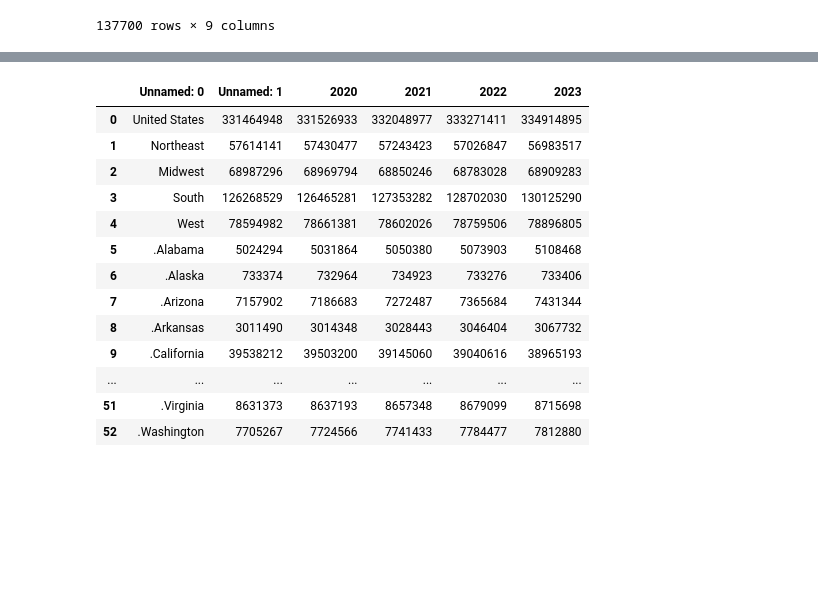
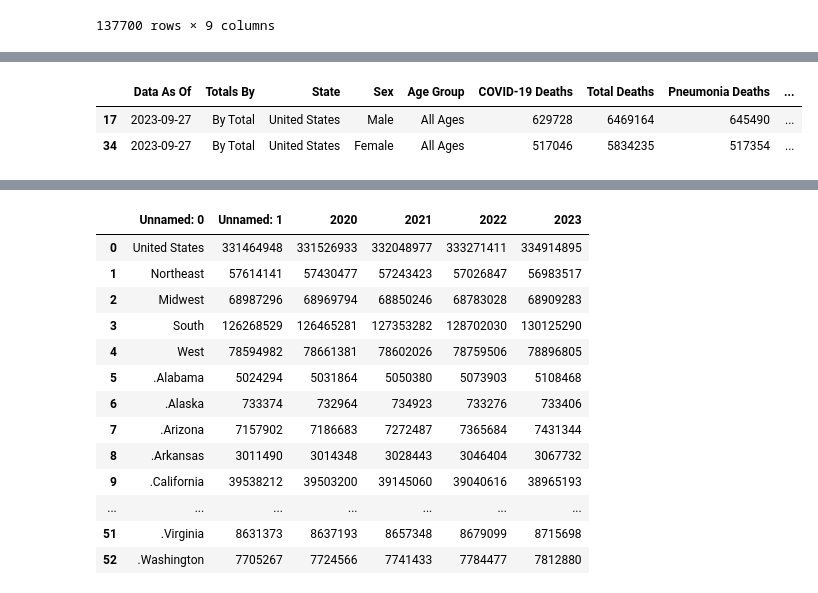
Before and after one commit to Bgrlgymnast/project-3-data-ethics-group4, a Jupyter notebook: Team4-COVID.ipynb, the cells around one changed output, grey strips where cells are left out. Saved outputs shown, nothing was run; the diff lists cells and outputs as text; code cells hidden in the pictures; blank space fills up the shorter version.

```diff
--- a/Team4-COVID.ipynb
+++ b/Team4-COVID.ipynb
@@ -106,6 +115,14 @@ sex_us
 | 48 | 2023-09-27 | By Total | United States | Female | 65-74 years | 104724 | 1058157 | 112200 | ... |
 | 49 | 2023-09-27 | By Total | United States | Female | 75-84 years | 132132 | 1457972 | 137670 | ... |
 | 50 | 2023-09-27 | By Total | United States | Female | 85 years and over | 174243 | 2124213 | 158333 | ... |
+# %%
+us_sex_all =sex_us.iloc[[0,17], [0,1,2,3,4,5,6,7,8]].copy()
+us_sex_all=pd.DataFrame(us_sex_all)
+us_sex_all
+# %% [output]
+|  | Data As Of | Totals By | State | Sex | Age Group | COVID-19 Deaths | Total Deaths | Pneumonia Deaths | ... |
+| 17 | 2023-09-27 | By Total | United States | Male | All Ages | 629728 | 6469164 | 645490 | ... |
+| 34 | 2023-09-27 | By Total | United States | Female | All Ages | 517046 | 5834235 | 517354 | ... |
 # %%
 state_df = df.iloc[51:119340, [0,1,2,3,4,5,6,7,8]].copy()
 state_df= pd.DataFrame (state_df)
```
Also changed, not shown: parts of 3 cells of this notebook, 1 other file.
